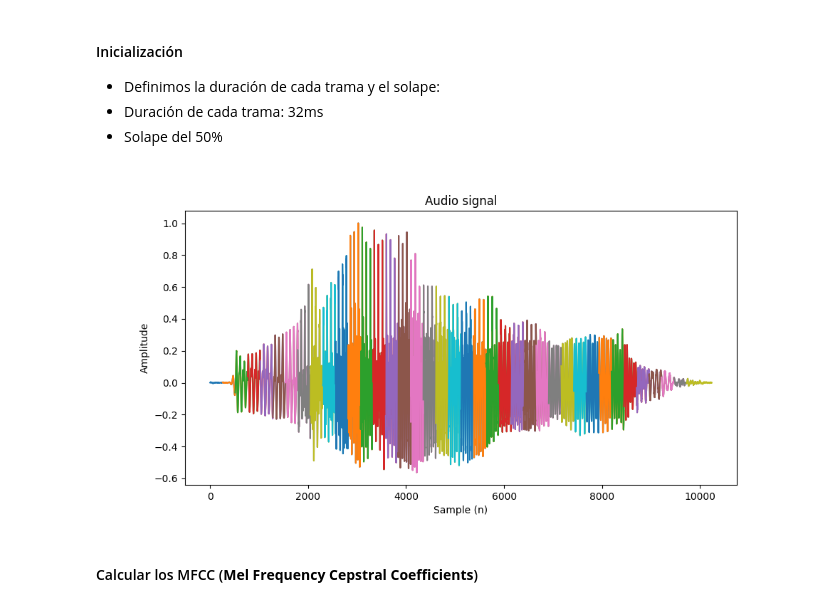
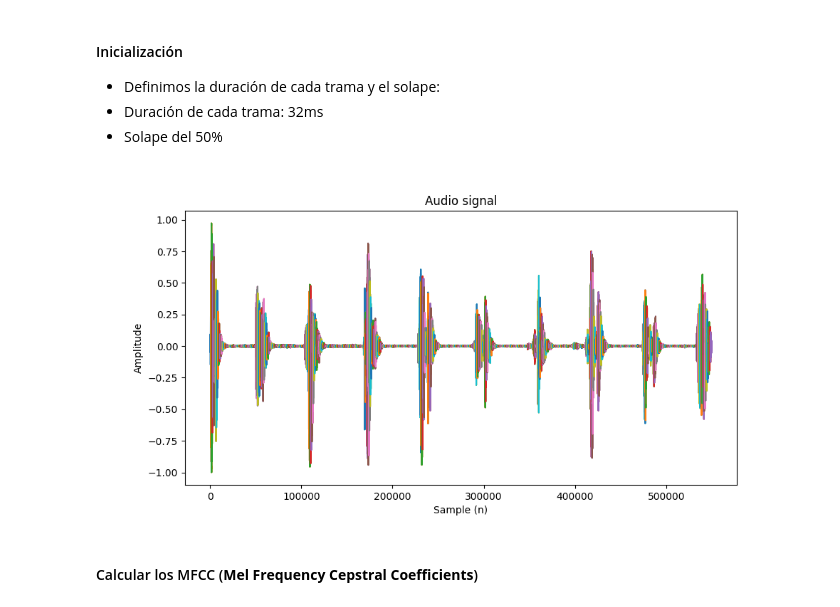
Before and after one commit to oscarjibou/University_projects, a Jupyter notebook: TDS/P4/src.ipynb, the cells around one changed output. Cells and saved outputs as stored; diff of their text form; code cells hidden in the pictures.

```diff
--- a/TDS/P4/src.ipynb
+++ b/TDS/P4/src.ipynb
@@ -20,34 +20,34 @@ from utils import *
 # %%
 '''
 - Extract the audio signal from the wav file and plot it
 - normalize and convert the audio signal to mono
 - trim the audio signal
 - split the singnal and plot it
 - calculate the FFT of the signal
 '''
 
 %matplotlib widget
-frequency_audio, audio = wavfile.read("nine.wav")
+frequency_audio, audio = wavfile.read("oscar.wav")
 
 audio = audio / np.max(np.abs(audio))
 
 yt, index = librosa.effects.trim(
     audio, top_db=20, frame_length=2048, hop_length=512)
 
 audio = audio[index[0]:index[1]] # convert to mono
 
 audio_frames = cut_signal_frames(audio, frequency_audio, tiempo_frames=0.032, overlap=0.5)
 samples = cut_signal_frames([i for i in range(len(audio))], frequency_audio, tiempo_frames=0.032, overlap=0.5)
 
 plt.figure(figsize=(10, 5))
 for i in range(0, len(audio_frames)):
     plt.plot(samples[i], audio_frames[i])
     plt.title("Audio signal")
     plt.xlabel("Sample (n)")
     plt.ylabel("Amplitude")
 plt.show()
 # %% [output]
-[figure, old version]
+[figure, new version]
 # %% [markdown]
 #### Calcular los MFCC (__Mel Frequency Cepstral Coefficients__)
 # %%
```
Also changed, not shown: 18 other files.
